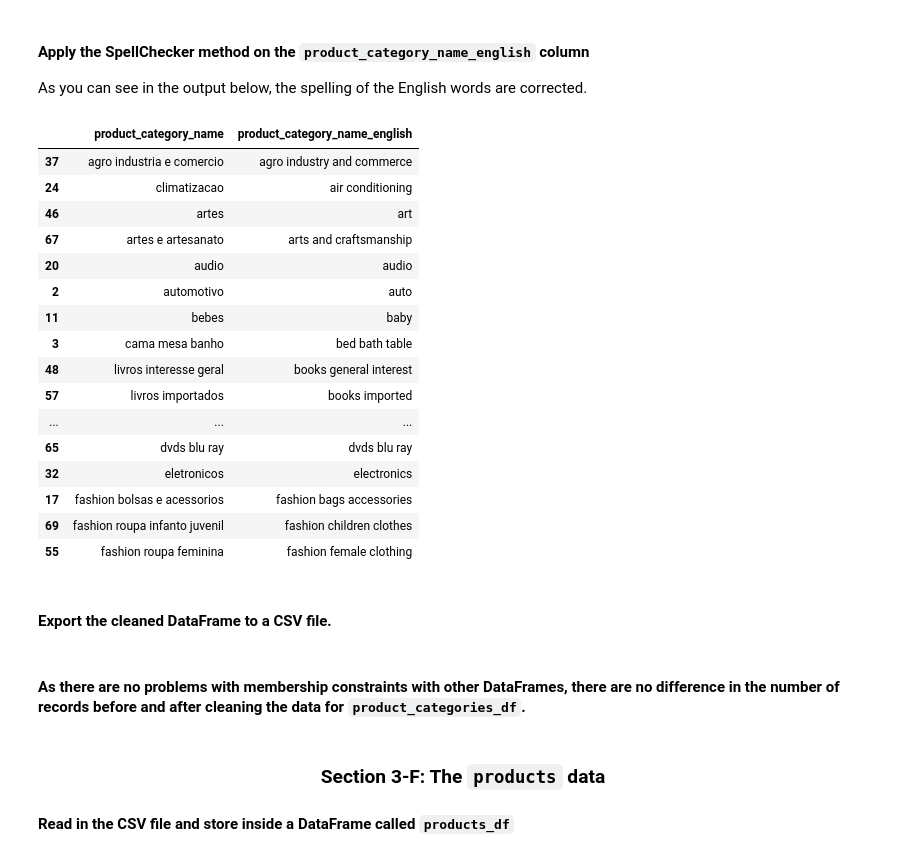
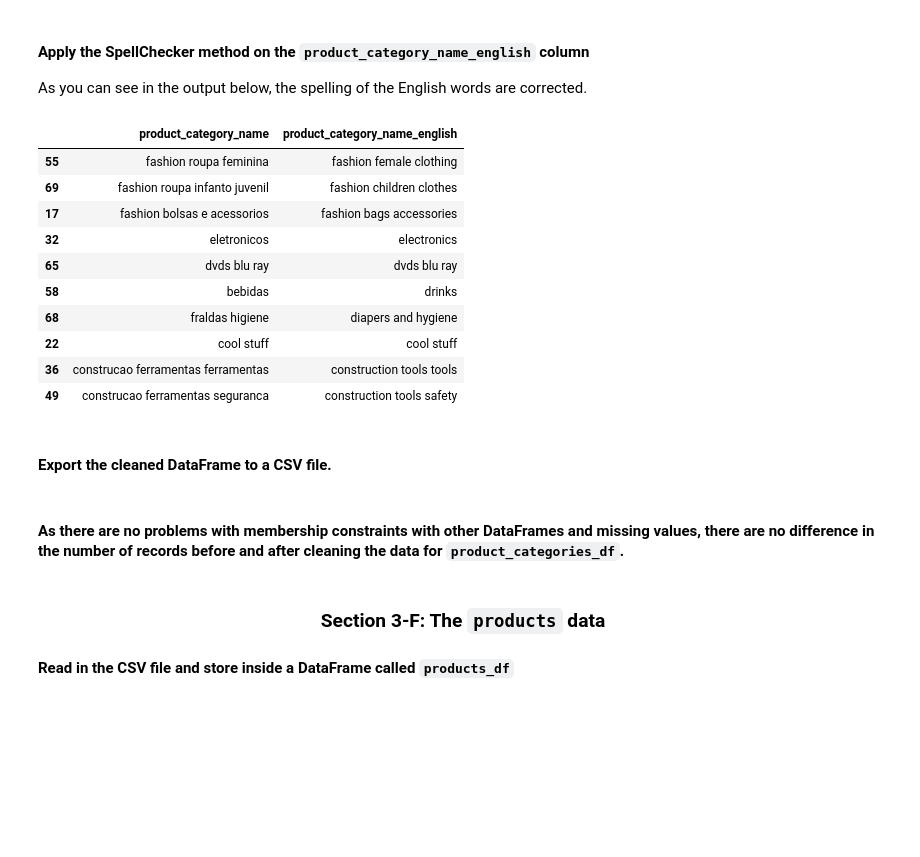
Before and after one commit to syafaatsaat/omni_oracle, a Jupyter notebook: final_project/notebooks/etl_pipeline.ipynb, the cells around one changed output. Cells and saved outputs as stored; diff of their text form; code cells hidden in the pictures; blank space fills up the shorter version.

```diff
--- a/final_project/notebooks/etl_pipeline.ipynb
+++ b/final_project/notebooks/etl_pipeline.ipynb
@@ -924,25 +914,20 @@ As you can see in the output below, the spelling of the English words are correc
 # %%
 product_categories_df['product_category_name_english'] = product_categories_df['product_category_name_english'].apply(correct_spelling)
 
-product_categories_df.sort_values(by=['product_category_name_english']).head(30)
+temp_prod_cat = product_categories_df.sort_values(by=['product_category_name_english']).head(30)
+temp_prod_cat.sort_values(by=['product_category_name_english'], ascending=[False]).head(10)
 # %% [output]
 |  | product_category_name | product_category_name_english |
-| 37 | agro industria e comercio | agro industry and commerce |
-| 24 | climatizacao | air conditioning |
-| 46 | artes | art |
-| 67 | artes e artesanato | arts and craftsmanship |
-| 20 | audio | audio |
-| 2 | automotivo | auto |
-| 11 | bebes | baby |
-| 3 | cama mesa banho | bed bath table |
-| 48 | livros interesse geral | books general interest |
-| 57 | livros importados | books imported |
-| ... | ... | ... |
+| 55 | fashion roupa feminina | fashion female clothing |
+| 69 | fashion roupa infanto juvenil | fashion children clothes |
+| 17 | fashion bolsas e acessorios | fashion bags accessories |
+| 32 | eletronicos | electronics |
 | 65 | dvds blu ray | dvds blu ray |
-| 32 | eletronicos | electronics |
-| 17 | fashion bolsas e acessorios | fashion bags accessories |
-| 69 | fashion roupa infanto juvenil | fashion children clothes |
-| 55 | fashion roupa feminina | fashion female clothing |
+| 58 | bebidas | drinks |
+| 68 | fraldas higiene | diapers and hygiene |
+| 22 | cool stuff | cool stuff |
+| 36 | construcao ferramentas ferramentas | construction tools tools |
+| 49 | construcao ferramentas seguranca | construction tools safety |
 # %% [markdown]
 #### Export the cleaned DataFrame to a CSV file.
 # %%
@@ -951,7 +936,7 @@ product_categories_df.to_csv(cleaned_products_categories_data_file_path, index=F
 
 logging.info(f"Cleaned product data and exported to {cleaned_products_categories_data_file_path}.")
 # %% [markdown]
-#### As there are no problems with membership constraints with other DataFrames, there are no difference in the number of records before and after cleaning the data for `product_categories_df`.
+#### As there are no problems with membership constraints with other DataFrames and missing values, there are no difference in the number of records before and after cleaning the data for `product_categories_df`.
 # %% [markdown]
 <section id="section_3f">
     <h3 style="text-align: center">Section 3-F: The <code>products</code> data</h3>
```
Also changed, not shown: parts of 49 cells of this notebook, 2 other files.
